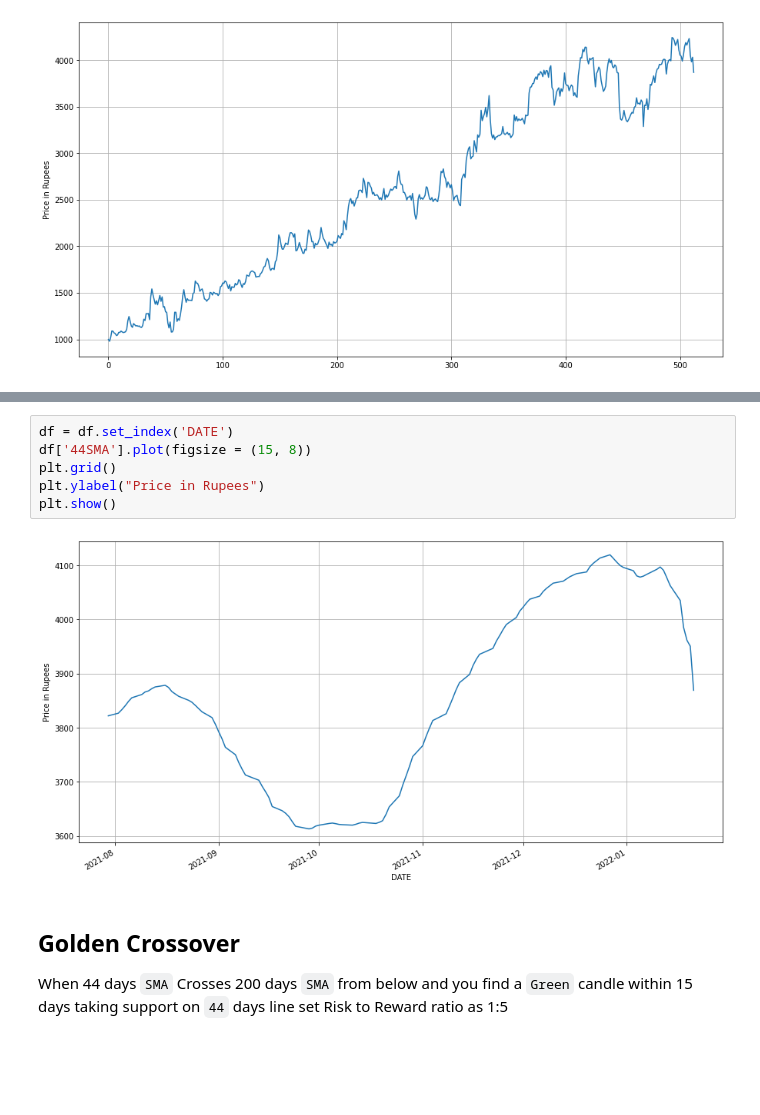
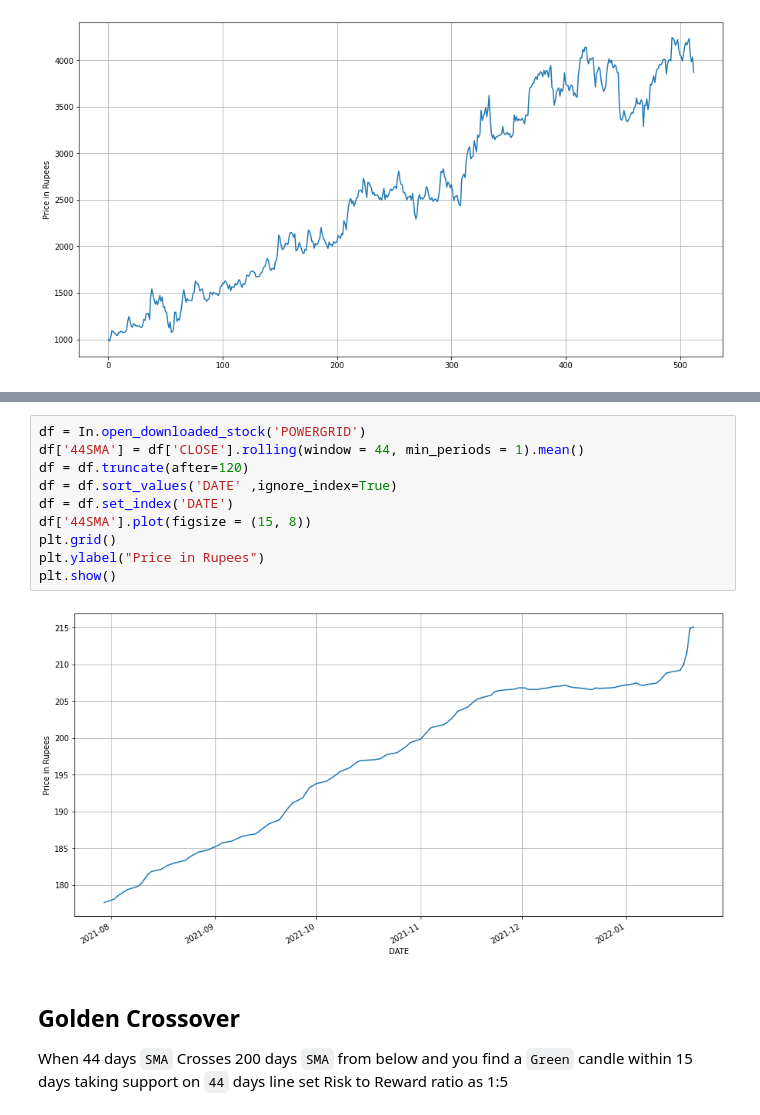
Before and after one commit to anabkhan/NSE-Stock-Scanner, a Jupyter notebook: Tutorial.ipynb, the cells around one changed output, grey strips where cells are left out. Drawn from its saved outputs; the diff is of its cells as text; blank space fills up the shorter version.

Commit message:
Filtering stocks with high 44SMA

```diff
--- a/Tutorial.ipynb
+++ b/Tutorial.ipynb
@@ -140,11 +161,15 @@ with pd.option_context('display.max_rows', 10, 'display.max_columns', 5):
 # %%
+df = In.open_downloaded_stock('POWERGRID')
+df['44SMA'] = df['CLOSE'].rolling(window = 44, min_periods = 1).mean()
+df = df.truncate(after=120)
+df = df.sort_values('DATE' ,ignore_index=True)
 df = df.set_index('DATE')
 df['44SMA'].plot(figsize = (15, 8))
 plt.grid()
 plt.ylabel("Price in Rupees")
 plt.show()
 # %% [output]
-[figure, old version]
+[figure, new version]
 # %% [markdown]
 ## Golden Crossover
 When 44 days `SMA` Crosses 200 days `SMA` from below and you find a `Green` candle within 15 days taking support on `44` days line set Risk to Reward ratio as 1:5
```
Also changed, not shown: parts of 1 cell of this notebook.
